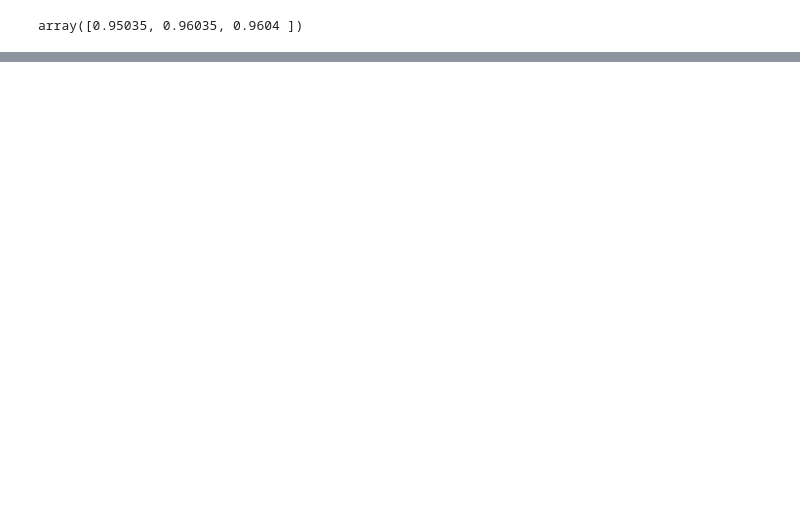
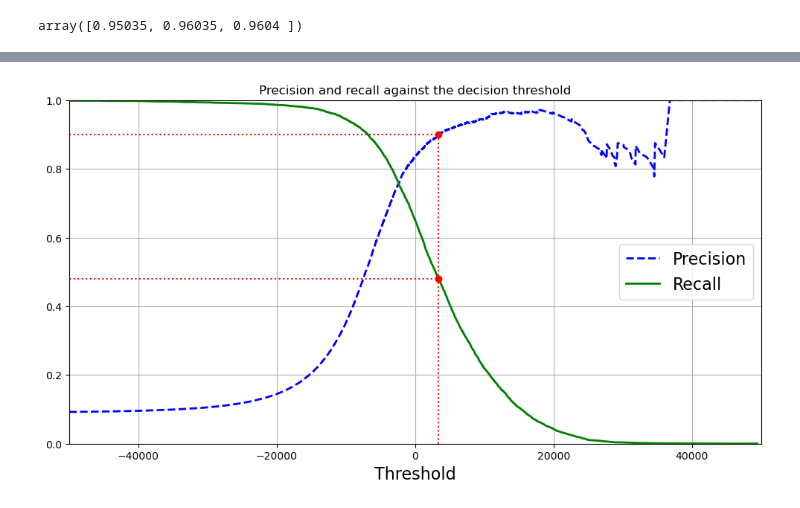
Before and after one commit to Ivan-Grigorev/Hands_On_ML, a Jupyter notebook: chapter_03.ipynb, the cells around one changed output, grey strips where cells are left out. Drawn from its saved outputs; the diff is of its cells as text; code cells hidden in the pictures; blank space fills up the shorter version.

Commit message:
Completed "Precision/Recall Trade-off" part from section "Perfomance Measures".

```diff
--- a/chapter_03.ipynb
+++ b/chapter_03.ipynb
@@ -31,3 +19,0 @@ mnist
-# %%
-mnist = fetch_openml('mnist_784', version=1, as_frame=False)  # to avoid DataFrame use as_frame=False
-mnist.keys()
@@ -162,0 +281,8 @@ array([0.95035, 0.96035, 0.9604 ])
+# %%
+y_scores = cross_val_predict(
+    sgd_clf,
+    X_train,
+    y_train_5,
+    method='decision_function',
+    cv=3
+)
@@ -162,0 +291,5 @@ array([0.95035, 0.96035, 0.9604 ])
+# %%
+from sklearn.metrics import precision_recall_curve
+
+
+precisions, recalls, thresholds = precision_recall_curve(y_train_5, y_scores)
@@ -162,0 +298,66 @@ array([0.95035, 0.96035, 0.9604 ])
+# %%
+def plot_precision_recall_vs_threshold(precisions, recalls, thresholds):
+    plt.plot(
+        thresholds,
+        precisions[:-1],
+        'b--',
+        label='Precision',
+        linewidth=2
+    )
+    plt.plot(
+        thresholds,
+        recalls[:-1],
+        'g-',
+        label='Recall',
+        linewidth=2
+    )
+    plt.legend(loc='center right', fontsize=16)
+    plt.xlabel('Threshold', fontsize=16)
+    plt.grid(True)
+    plt.axis([-50000, 50000, 0, 1])
+
+# Calculate the recall at 90% precision
+recall_90_precision = recalls[np.argmax(precisions >= 0.90)]
+# Find the threshold corresponding to 90% precision
+threshold_90_precision = thresholds[np.argmax(precisions >= 0.90)]
+
+plt.figure(figsize=(12, 6))
+plot_precision_recall_vs_threshold(precisions=precisions, recalls=recalls, thresholds=thresholds)
+# Add a vertical dashed line at the threshold where precision reaches 90%
+plt.plot(
+    [threshold_90_precision, threshold_90_precision],  # X-coordinate: repeats the threshold value
+    [0., 0.9],  # Y-coordinate: starts at 0 and goes up to 0.9
+    'r:'
+)
+
+# Add a horizontal dashed line at the precision level of 0.9 (90%)
+plt.plot(
+    [-50000, threshold_90_precision],  # X-coordinate: starts from -50000 and goes to the threshold value
+    [0.9, 0.9],  # Y-coordinate: repeats the precision level of 0.9
+    'r:'
+)
+
+# Add another horizontal dashed line at the recall level where precision reaches 90%
+plt.plot(
+    [-50000, threshold_90_precision],  # X-coordinate: starts from -50000 and goes to the threshold value
+    [recall_90_precision, recall_90_precision],  # y-coordinate: Repeats the recall level at this threshold
+    'r:'
+)
+
+# Mark the threshold point where precision reaches 90%
+plt.plot(
+    [threshold_90_precision],  # X-coordinate: the threshold where precision reaches 90%
+    [0.9],  # Y-coordinate: the precision level of 0.9
+    'ro'
+)
+
+# Mark the threshold point where recall is at the level where precision reaches 90%
+plt.plot(
+    [threshold_90_precision],  # X-coordinate: the threshold where precision reaches 90%
+    [recall_90_precision],  # Y-coordinate: the corresponding recall level at this threshold
+    'ro'
+)
+plt.title('Precision and recall against the decision threshold')
+plt.show()
+# %% [output]
+[figure, added]
```
Also changed, not shown: parts of 36 cells of this notebook.
